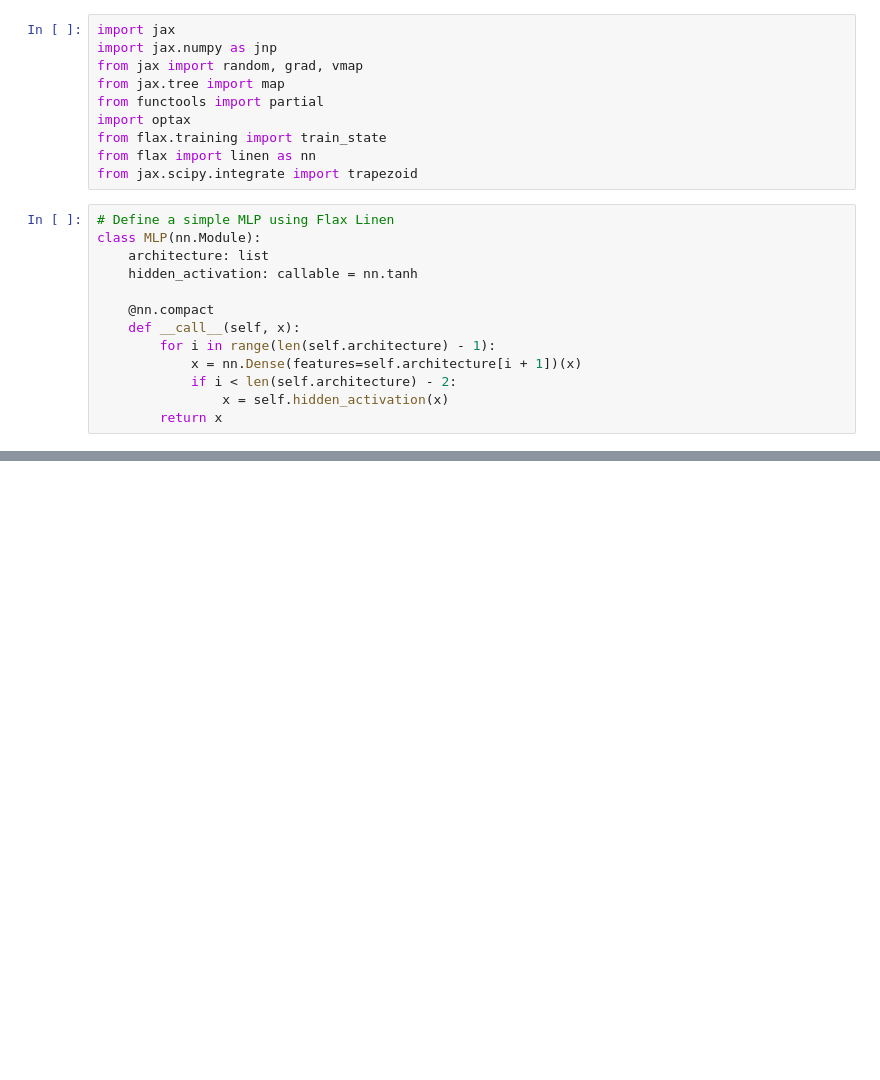
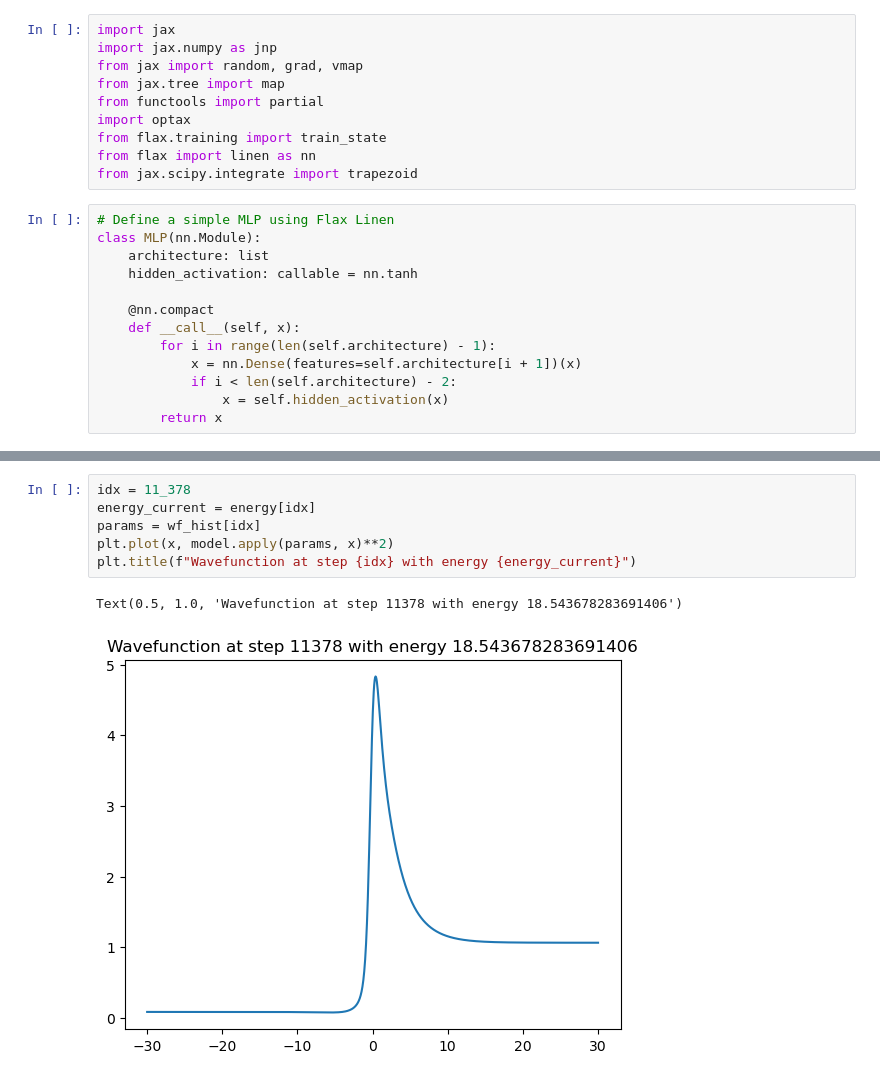
Before and after one commit to pfargas/qvarnet, a Jupyter notebook: JAX/harmonic_oscillator_sample.ipynb, the cells around one changed output, grey strips where cells are left out. Cells and saved outputs as stored; diff of their text form; blank space fills up the shorter version.

```diff
--- a/JAX/harmonic_oscillator_sample.ipynb
+++ b/JAX/harmonic_oscillator_sample.ipynb
@@ -192,0 +239,9 @@ See https://docs.jax.dev/en/latest/errors.html#jax.errors.TracerArrayConversionE
+# %%
+idx = 11_378
+energy_current = energy[idx]
+params = wf_hist[idx]
+plt.plot(x, model.apply(params, x)**2)
+plt.title(f"Wavefunction at step {idx} with energy {energy_current}")
+# %% [output]
+Text(0.5, 1.0, 'Wavefunction at step 11378 with energy 18.543678283691406')
+[figure, added]
```
Also changed, not shown: parts of 4 cells of this notebook, 2 other files.
